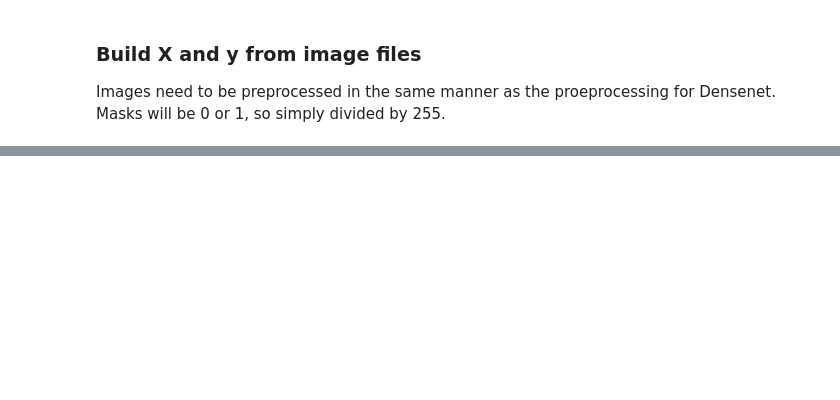
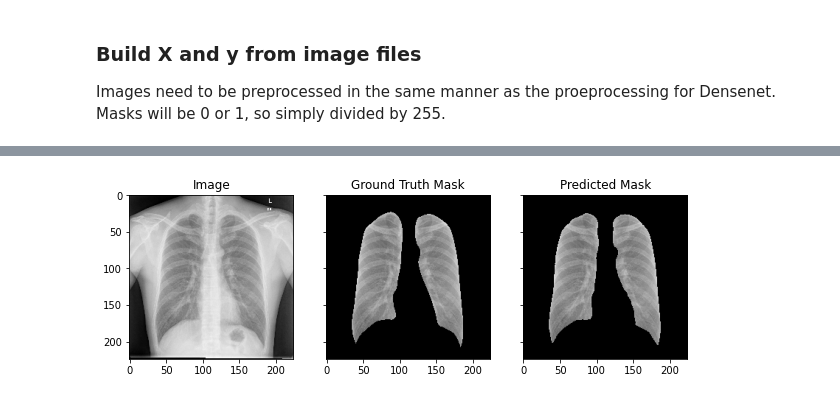
Before and after one commit to karencfisher/COVID19, a Jupyter notebook: notebooks/Unet.ipynb, the cells around one changed output, grey strips where cells are left out. Saved outputs shown, nothing was run; the diff lists cells and outputs as text; code cells hidden in the pictures; blank space fills up the shorter version.

```diff
--- a/notebooks/Unet.ipynb
+++ b/notebooks/Unet.ipynb
@@ -165,0 +222,29 @@ ________________________________________________________________________________
+# %%
+index = random.randint(0, len(images_list))
+image_path = os.path.join(images_path, images_list[index])
+mask_path = os.path.join(masks_path, masks_list[index])
+
+image = load_img(image_path)
+image = img_to_array(image)
+
+x = load_img(image_path)
+x = img_to_array(x)
+x = np.expand_dims(x, 0)
+x = preprocess_input(x)
+y = model.predict(x)
+pred = (y > 0.5).astype(np.uint8)
+mask_pred = pred[0]
+
+mask_gt = load_img(mask_path, color_mode='grayscale')
+mask_gt = img_to_array(mask_gt)
+
+f, axes = plt.subplots(1, 3, sharey=True, figsize=(10, 10))
+axes[0].imshow(image/255.)
+axes[0].set_title('Image')
+axes[1].imshow((image/255.) * (mask_gt/255.))
+axes[1].set_title('Ground Truth Mask')
+axes[2].imshow((image/255.) * (mask_pred), cmap='gray')
+axes[2].set_title('Predicted Mask')
+plt.show()
+# %% [output]
+[figure, added]
```
Also changed, not shown: parts of 9 cells of this notebook.
